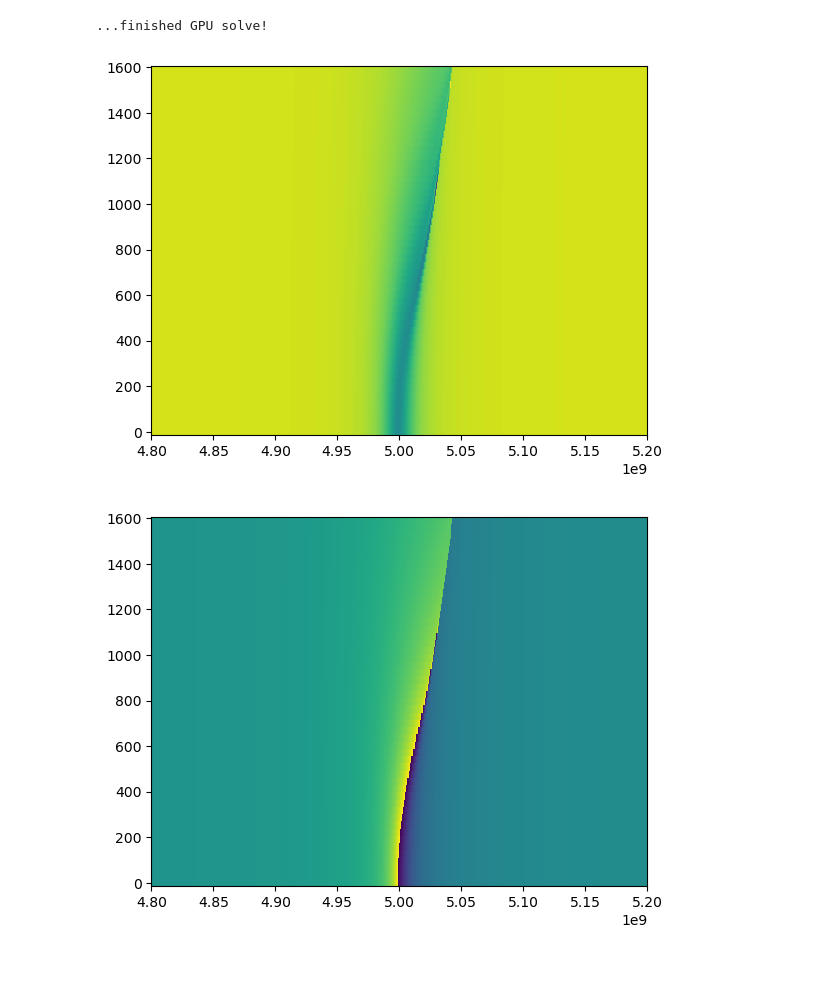
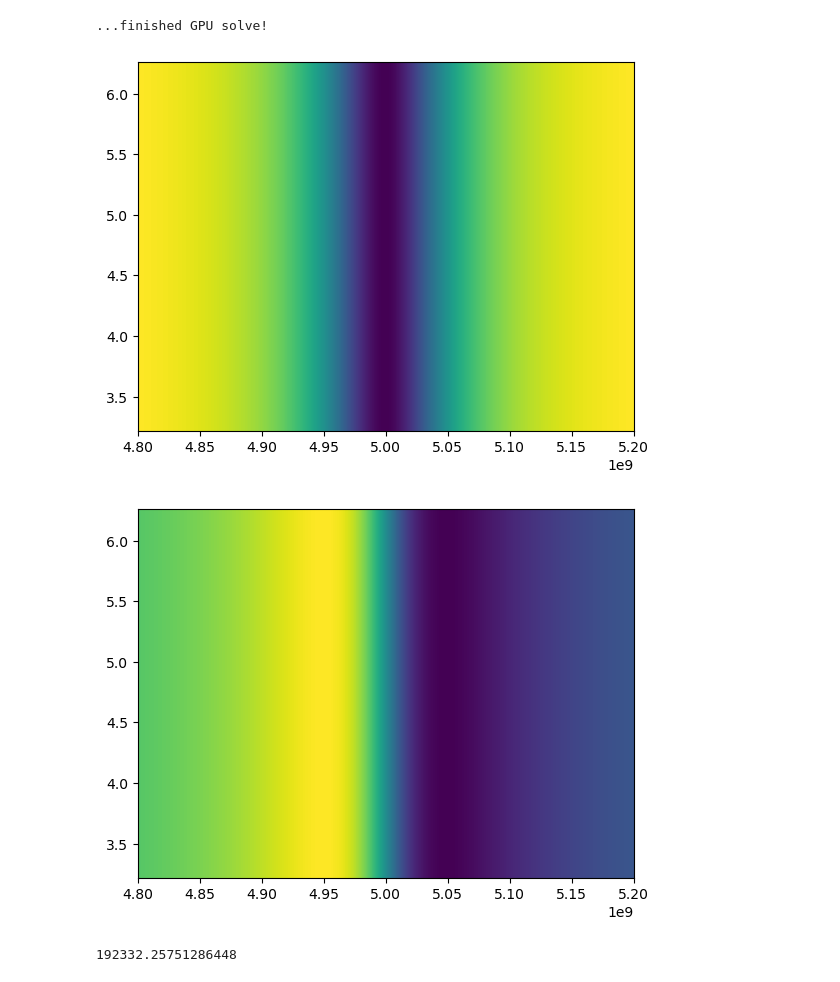
Before and after one commit to borismesits/cuda-cqed, a Jupyter notebook: notebooks/Kerr mode in reflection.ipynb, the cells around one changed output. Saved outputs shown, nothing was run; the diff lists cells and outputs as text; code cells hidden in the pictures.

```diff
--- a/notebooks/Kerr mode in reflection.ipynb
+++ b/notebooks/Kerr mode in reflection.ipynb
@@ -11,28 +11,42 @@ pi = np.pi
 
 sim = Sim(use_complex=True)
 
+drive_dBm_i = -40
+drive_dBm_f = 20
+drive_dBm_pts = 61
+photon_energy = 5e9*6.62e-34
 
-sim.add_param('sqrtka_ext', np.sqrt(20e6*2*pi)) # in MHz
-sim.add_param('ka_int', 3e6*2*pi) # in MHz
-sim.add_param('g4', 10e6 * 2 * np.pi)
+ATT =  100
+
+power_i = 1e-3*10**((drive_dBm_i-ATT)/10)
+power_f = 1e-3*10**((drive_dBm_f-ATT)/10)
+
+amplR_i = np.sqrt((power_i)/photon_energy)
+amplR_f = np.sqrt((power_f)/photon_energy)
+
+sim.add_param('sqrtka_ext', np.sqrt(10e6*2*pi)) # in MHz
+sim.add_param('ka_int', 100e6*2*pi) # in MHz
+sim.add_param('g4', 0.0e6 * 2 * np.pi)
 sim.add_param('gr', 1e6 * 2 * np.pi)
-sim.add_paramsweep('amplR', 10, 10000, 51)
+sim.add_paramsweep('log10_amplR', np.log10(amplR_i), np.log10(amplR_f), drive_dBm_pts)
 sim.add_param('wa', 5.0e9*2*pi)
 sim.add_paramsweep('wR', 4.8e9 * 2 * np.pi, 5.2e9 * 2 * np.pi, 1001, is_excitation=True)
 sim.add_param('rampR', 1e-9)
 sim.add_param('startR', 5e-9)
-sim.add_param('stopR', 200e-9)
+sim.add_param('stopR', 300e-9)
 sim.add_param('phaseR', 0)
 
-Rpulse = sim.make_pulse('wR', 'amplR', 'phaseR', 'startR', 'stopR', 'rampR')
+Rpulse = sim.make_pulse('wR', '10**(log10_amplR)', 'phaseR', 'startR', 'stopR', 'rampR')
 
 sim.add_EOM('ain', Rpulse)
 
-sim.add_EOM('a', '-1j*wa*a - ain*sqrtka_ext - (sqrtka_ext**2 + ka_int)/2*a - 1j*a*g4*abs(a)**2 ', IC=0)
+sim.add_EOM('a', '-1j*wa*a - ain*sqrtka_ext - (sqrtka_ext**2 + ka_int)/2*a - 1j*a*g4*abs(a)**2 ')
 sim.set_solve_type('decimate')
 
 sim.specify_time(20, 500, d_factor=1)
 
 sim.validate()
+
+print(amplR_f)
 # %% [output]
 Simulation validation success!
@@ -71,13 +86,18 @@ aout = ain + sim.param_dict['sqrtka_ext']*a
 # %%
 S11 = (aout/ain)[:,:,-1]
 
 wR = sim.paramsweep_dict['wR']/(2*np.pi)
-amplR = sim.paramsweep_dict['amplR']/(2*np.pi)
+amplR = sim.paramsweep_dict['log10_amplR']
 
 plt.pcolor(wR, amplR, np.abs(S11))
 plt.show()
 plt.pcolor(wR, amplR, np.angle(S11))
 plt.show()
 # %% [output]
-[figure, old version]
+[figure, new version]
-[figure, old version]
+[figure, new version]
+# %%
+nbar_th = 4*power_f/(10e6*2*np.pi*photon_energy)
+print(nbar_th)
+# %% [output]
+192332.25751286448
```
Also changed, not shown: parts of 3 cells of this notebook, 28 other files.
